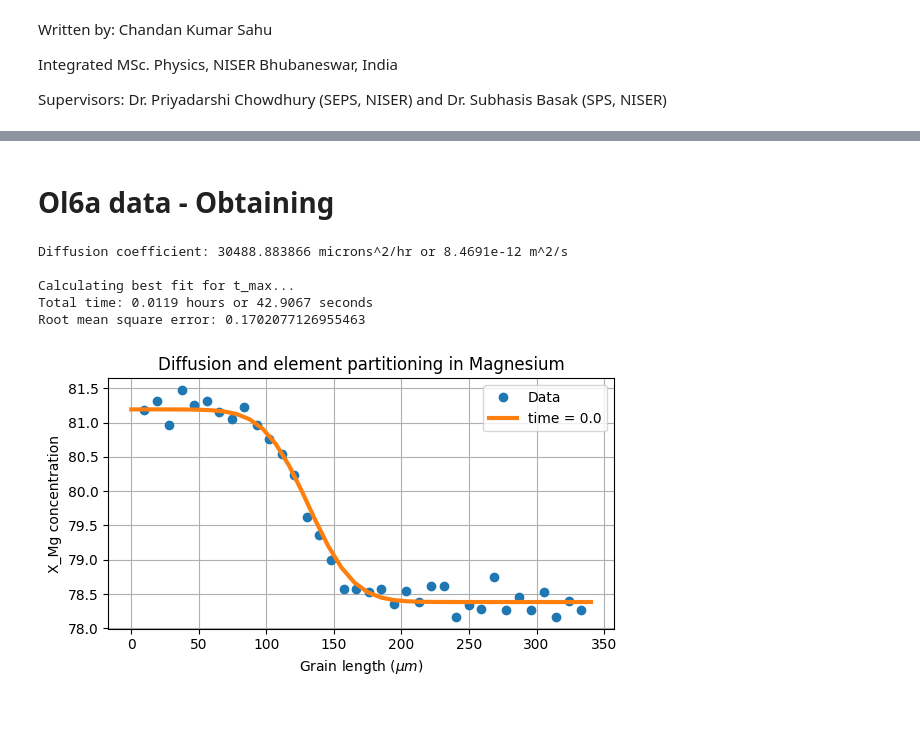
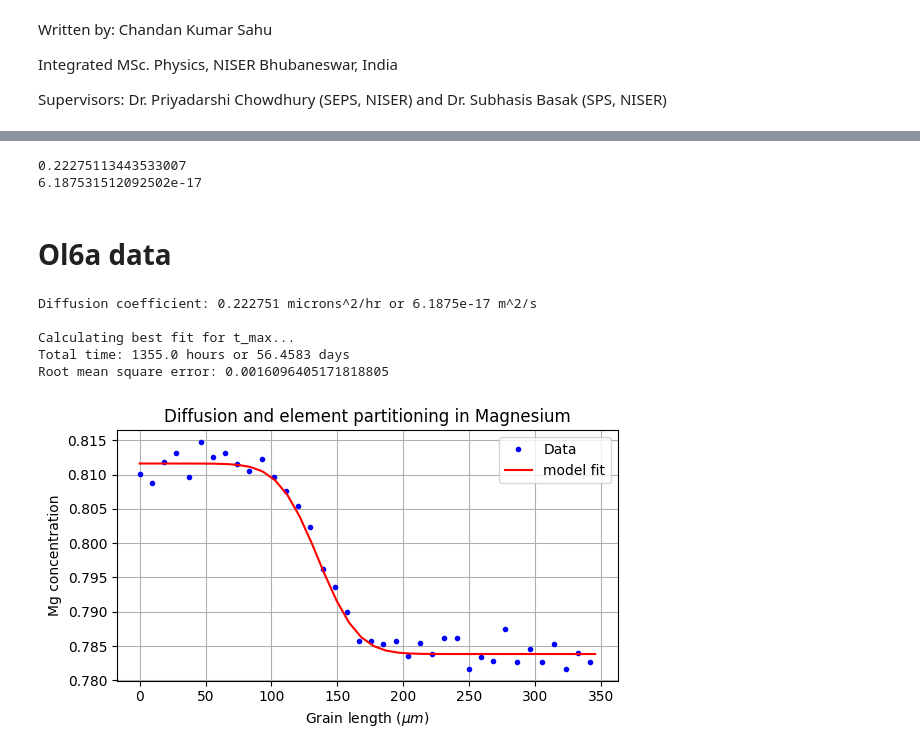
Before and after one commit to chandan-kumarsahu/CP-Project-Grain-Interdiffusion, a Jupyter notebook: Element_Partitioning_and_Diffusion/CN_grain_diffusion_PS3.ipynb, the cells around one changed output, grey strips where cells are left out. Saved outputs shown, nothing was run; the diff lists cells and outputs as text; code cells hidden in the pictures; blank space fills up the shorter version.

```diff
--- a/Element_Partitioning_and_Diffusion/CN_grain_diffusion_PS3.ipynb
+++ b/Element_Partitioning_and_Diffusion/CN_grain_diffusion_PS3.ipynb
@@ -11,25 +24,43 @@ from grain_diffusion_code_pack import *
 # %%
 # Function to calculate the diffusion coefficient using the formula given in the paper
-def get_Diff(T, P, f_O2, X_Fe):
-    log_D0 = -9.21 - (201000 + (P-1e5)*7e-6)/(2.303*8.314*T) + 1/6*np.log(f_O2/1e7) + 3*(X_Fe-0.1)
-    return np.exp(log_D0)
+def get_Diff_c(T, P, f_O2, X_Fe):
+    log_D0 = -9.21 - (201000 + (P-1e5)*7e-6)/(2.303*8.314*(T+273.15)) + 1/6*np.log10(f_O2/1e-7) + 3*(X_Fe-0.1)
+    return 10**(log_D0)
+Diff = get_Diff_c(1083, 2e8, 10**(-9.02292)*1e5, 0.2) *(3600/1e-12)         # Calculating the diffusion coefficient in micron^2/hr
+print(Diff)
+print(Diff/(3600/1e-12))
+
+# def Diff_traverse(Diff, a, b, c):
+#     a, b, c = a*np.pi/180, b*np.pi/180, c*np.pi/180
+#     return Diff/6*np.cos(a)**2 + Diff/6*np.cos(b)**2 + Diff*np.cos(c)**2
+# Diff = Diff_traverse(Diff, 71.1, 49.2, 46.8)
+# print(Diff)
+# print(Diff/(3600/1e-12))
+# %% [output]
+0.22275113443533007
+6.187531512092502e-17
 # %% [markdown]
-# Ol6a data - Obtaining
+# Ol6a data
 # %%
 # Load the data
 DATA = np.loadtxt('/home/ws1/Computational-Physics-Term-Paper-Project/Element_Partitioning_and_Diffusion/Data_files/PS3_Ol6a.csv', delimiter="\t", skiprows=8)
-Dist = DATA[7:, 0]-55           # Length of the grain in microns
-X_Fo = DATA[7:, 1]              # Olivine concentration
+Dist = DATA[5:, 0]-46           # Length of the grain in microns
+X_Fo = DATA[5:, 1]/100              # Olivine concentration
 
 # Constants and parameters
-L_grain1 = 140                  # length of the grain 1
-L_grain2 = 350-140              # length of the grain 2
-dt = 1e-5                       # time step
+L_grain1 = 143                  # length of the grain 1
+L_grain2 = 355-143              # length of the grain 2
+dt = 5                       # time step
 z_max = L_grain1 + L_grain2
 dl = z_max / (len(Dist))     # spatial step size
 
 # Diffusion coefficient calculation
-Diff = get_Diff(1083, 2e8, 1e-10, 0.1) *(3600/1e-12)
+T = 1083                        # Temperature in Celsius
+P = 2e8                         # Pressure in Pascal
+f_O2 = 10**(-9.02292)*1e5       # Oxygen fugacity in pascal
+X_Fe = 0.2                      # Iron concentration
+Diff = get_Diff_c(T, P, f_O2, X_Fe) *(3600/1e-12)               # Calculating the diffusion coefficient along c axiis
+# Diff = Diff_traverse(Diff, 71.1, 49.2, 46.8)                    # Calculating the diffusion coefficient along traverse axis
 print('Diffusion coefficient:', np.round(Diff, 6), 'microns^2/hr or {:.4e}'.format(Diff*1e-12/3600), 'm^2/s')
 tol = 1e-6                      # tolerance for the minimization function
 
@@ -42,36 +73,36 @@ def source_term(x, t):
 def init_X_Fo_left(X_Fo):
     # Initial condition for at the left side of the Olivine data
     return np.average(X_Fo[:10])
 
 def init_X_Fo_right(X_Fo):
     # Initial condition for at the right side of the Olivine data
     return np.average(X_Fo[-10:-1])
 
 def func_Fo(t_max):
     # Function to calculate the root mean square error for the Olivine data
     solution_Fo, spatial_grid, time_grid = crank_nicolson_diffusion(L_grain1, L_grain2, t_max, dt, Diff, Diff, X_Fo,
                                                                     init_X_Fo_left, init_X_Fo_right, source_term,
                                                                     diff_matrix_isolated_boundary_G2)
     # Calculate Root Mean Square Error
     rmse = np.sqrt(np.sum(((X_Fo - solution_Fo[:, -1])**2))/len(X_Fo))
     return rmse
 
 print('\nCalculating best fit for t_max...')
-t_max = find_min_solution(func_Fo, 1e-4, 1, tol=tol)
-print('Total time:', np.round(t_max, 4), 'hours or',np.round(t_max*3600, 4), 'seconds')
+t_max = find_min_solution(func_Fo, 10, 50000, tol=tol)
+print('Total time:', np.round(t_max, 4), 'hours or',np.round(t_max/24, 4), 'days')
 print('Root mean square error:', func_Fo(t_max))
 print()
 
 # Calculate the diffusion equation solution
 solution_Fo, spatial_grid, time_grid = crank_nicolson_diffusion(L_grain1, L_grain2, t_max, dt, Diff, Diff, X_Fo, init_X_Fo_left, init_X_Fo_right, source_term, diff_matrix_isolated_boundary_G2)
 
 # Plot the diffusion equation solution
 plot_diff(time_grid, spatial_grid, solution_Fo, X_Fo, Dist)
 plt.show()
 # %% [output]
-Diffusion coefficient: 30488.883866 microns^2/hr or 8.4691e-12 m^2/s
+Diffusion coefficient: 0.222751 microns^2/hr or 6.1875e-17 m^2/s
 
 Calculating best fit for t_max...
-Total time: 0.0119 hours or 42.9067 seconds
-Root mean square error: 0.1702077126955463
+Total time: 1355.0 hours or 56.4583 days
+Root mean square error: 0.0016096405171818805
-[figure, old version]
+[figure, new version]
```
Also changed, not shown: parts of 6 cells of this notebook, 3 other files.
